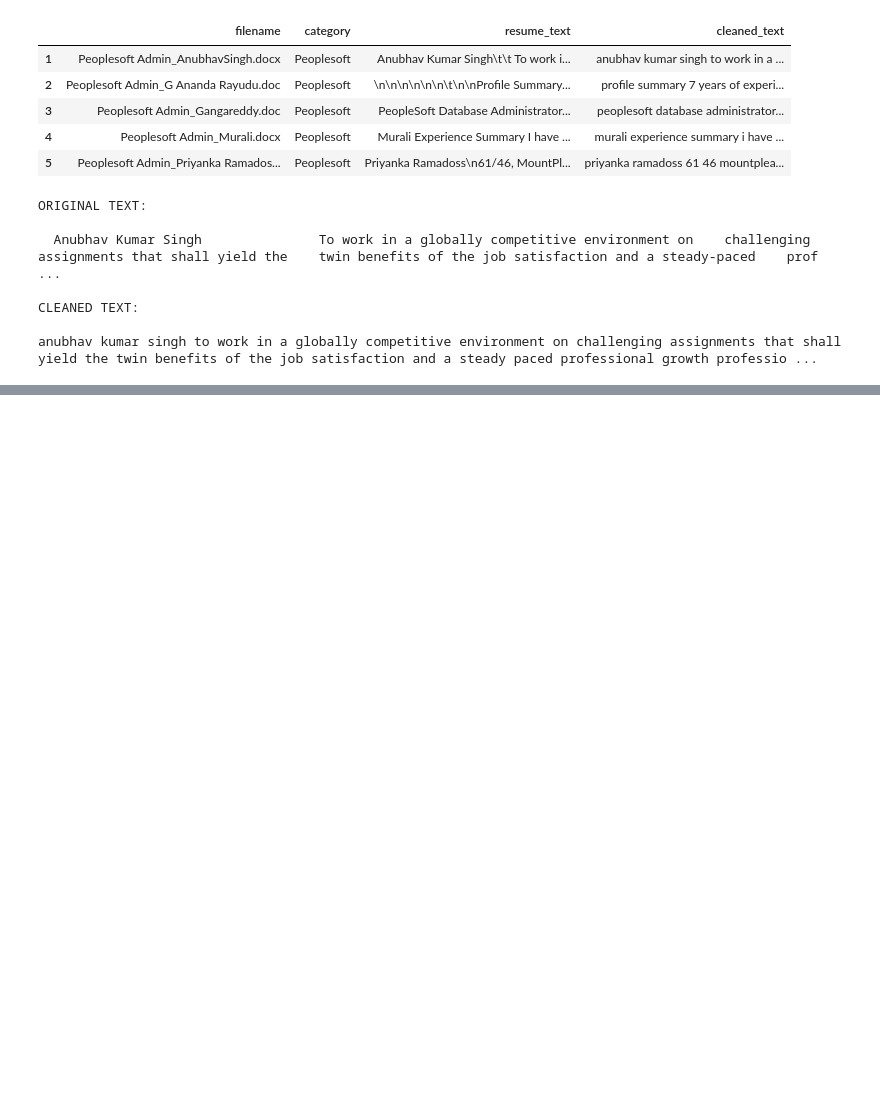
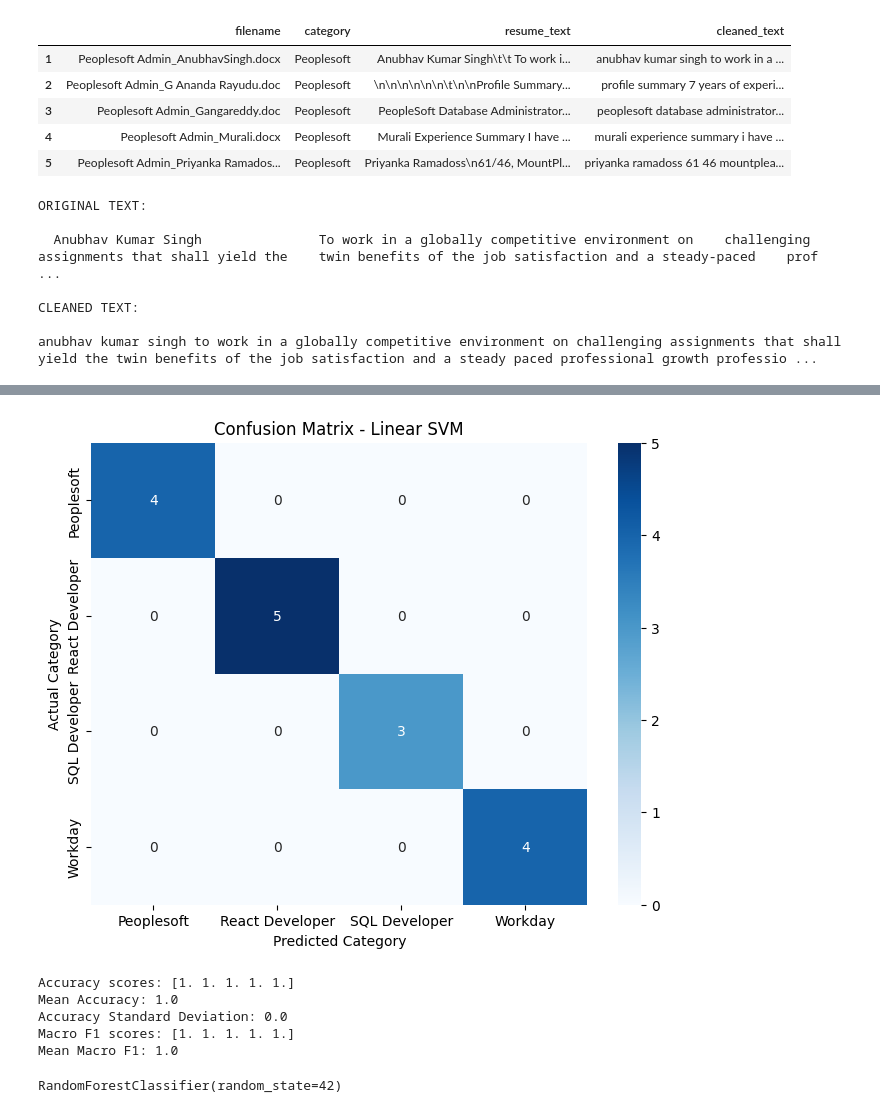
Before and after one commit to balajikoduru/Resume_Classification, a Jupyter notebook: resume_classification.ipynb, the cells around one changed output, grey strips where cells are left out. Drawn from its saved outputs; the diff is of its cells as text; code cells hidden in the pictures; blank space fills up the shorter version.

```diff
--- a/resume_classification.ipynb
+++ b/resume_classification.ipynb
@@ -631,0 +1000,2 @@ anubhav kumar singh to work in a globally competitive environment on challenging
+# %%
+y_pred_svm = svm_model.predict(X_test_tfidf)
@@ -631,0 +1023,25 @@ anubhav kumar singh to work in a globally competitive environment on challenging
+# %%
+import matplotlib.pyplot as plt
+import seaborn as sns
+from sklearn.metrics import confusion_matrix
+
+cm_svm = confusion_matrix(y_test, y_pred_svm, labels=svm_model.classes_)
+
+plt.figure(figsize=(8, 6))
+
+sns.heatmap(
+    cm_svm,
+    annot=True,
+    fmt='d',
+    cmap='Blues',
+    xticklabels=svm_model.classes_,
+    yticklabels=svm_model.classes_
+)
+
+plt.xlabel('Predicted Category')
+plt.ylabel('Actual Category')
+plt.title('Confusion Matrix - Linear SVM')
+
+plt.show()
+# %% [output]
+[figure, added]
@@ -631,0 +1069,22 @@ anubhav kumar singh to work in a globally competitive environment on challenging
+# %%
+import numpy as np
+
+print("Accuracy scores:", svm_cv_scores['test_accuracy'])
+
+print("Mean Accuracy:",
+      np.mean(svm_cv_scores['test_accuracy']))
+
+print("Accuracy Standard Deviation:",
+      np.std(svm_cv_scores['test_accuracy']))
+
+print("Macro F1 scores:",
+      svm_cv_scores['test_f1_macro'])
+
+print("Mean Macro F1:",
+      np.mean(svm_cv_scores['test_f1_macro']))
+# %% [output]
+Accuracy scores: [1. 1. 1. 1. 1.]
+Mean Accuracy: 1.0
+Accuracy Standard Deviation: 0.0
+Macro F1 scores: [1. 1. 1. 1. 1.]
+Mean Macro F1: 1.0
@@ -631,0 +1093,8 @@ anubhav kumar singh to work in a globally competitive environment on challenging
+# %%
+rf_model = RandomForestClassifier(
+    n_estimators=100,
+    random_state=42
+)
+rf_model.fit(X_train_tfidf, y_train)
+# %% [output]
+RandomForestClassifier(random_state=42)
```
Also changed, not shown: parts of 116 cells of this notebook.
